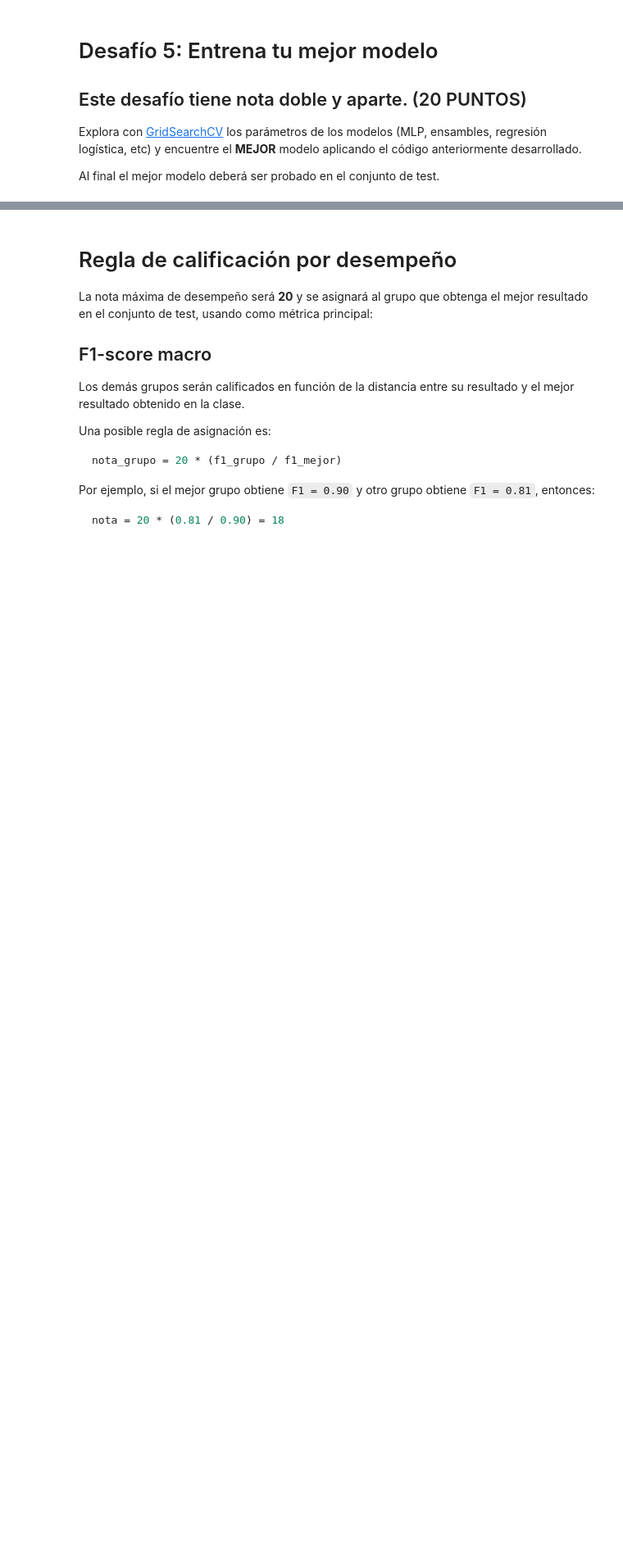
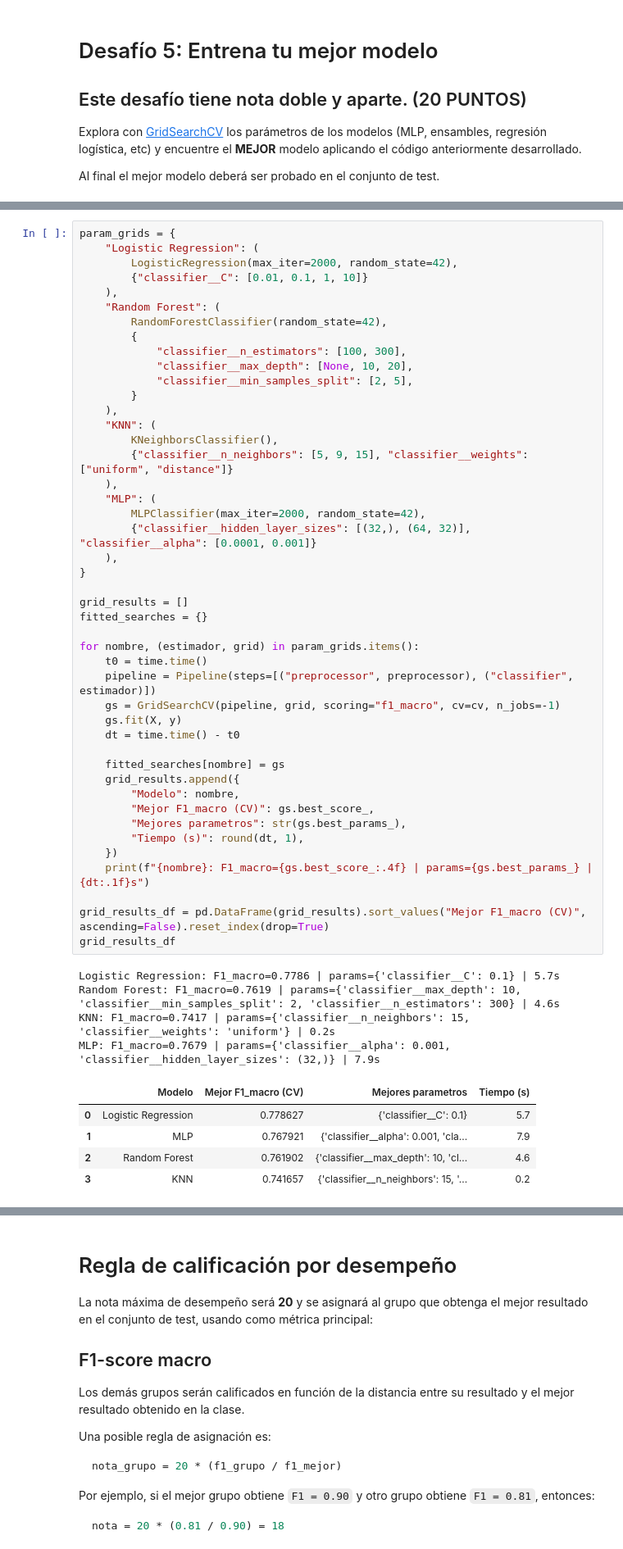
Before and after one commit to nico-0107/LaboratorioFinal-IA, a Jupyter notebook: laboratorio_final_ia.ipynb, the cells around one changed output, grey strips where cells are left out. Shown at 82% size. Cells and saved outputs as stored; diff of their text form; blank space fills up the shorter version.

```diff
--- a/laboratorio_final_ia.ipynb
+++ b/laboratorio_final_ia.ipynb
@@ -593,0 +598,55 @@ Al final el mejor modelo deberá ser probado en el conjunto de test.
+# %%
+param_grids = {
+    "Logistic Regression": (
+        LogisticRegression(max_iter=2000, random_state=42),
+        {"classifier__C": [0.01, 0.1, 1, 10]}
+    ),
+    "Random Forest": (
+        RandomForestClassifier(random_state=42),
+        {
+            "classifier__n_estimators": [100, 300],
+            "classifier__max_depth": [None, 10, 20],
+            "classifier__min_samples_split": [2, 5],
+        }
+    ),
+    "KNN": (
+        KNeighborsClassifier(),
+        {"classifier__n_neighbors": [5, 9, 15], "classifier__weights": ["uniform", "distance"]}
+    ),
+    "MLP": (
+        MLPClassifier(max_iter=2000, random_state=42),
+        {"classifier__hidden_layer_sizes": [(32,), (64, 32)], "classifier__alpha": [0.0001, 0.001]}
+    ),
+}
+
+grid_results = []
+fitted_searches = {}
+
+for nombre, (estimador, grid) in param_grids.items():
+    t0 = time.time()
+    pipeline = Pipeline(steps=[("preprocessor", preprocessor), ("classifier", estimador)])
+    gs = GridSearchCV(pipeline, grid, scoring="f1_macro", cv=cv, n_jobs=-1)
+    gs.fit(X, y)
+    dt = time.time() - t0
+
+    fitted_searches[nombre] = gs
+    grid_results.append({
+        "Modelo": nombre,
+        "Mejor F1_macro (CV)": gs.best_score_,
+        "Mejores parametros": str(gs.best_params_),
+        "Tiempo (s)": round(dt, 1),
+    })
+    print(f"{nombre}: F1_macro={gs.best_score_:.4f} | params={gs.best_params_} | {dt:.1f}s")
+
+grid_results_df = pd.DataFrame(grid_results).sort_values("Mejor F1_macro (CV)", ascending=False).reset_index(drop=True)
+grid_results_df
+# %% [output]
+Logistic Regression: F1_macro=0.7786 | params={'classifier__C': 0.1} | 5.7s
+Random Forest: F1_macro=0.7619 | params={'classifier__max_depth': 10, 'classifier__min_samples_split': 2, 'classifier__n_estimators': 300} | 4.6s
+KNN: F1_macro=0.7417 | params={'classifier__n_neighbors': 15, 'classifier__weights': 'uniform'} | 0.2s
+MLP: F1_macro=0.7679 | params={'classifier__alpha': 0.001, 'classifier__hidden_layer_sizes': (32,)} | 7.9s
+|  | Modelo | Mejor F1_macro (CV) | Mejores parametros | Tiempo (s) |
+| 0 | Logistic Regression | 0.778627 | {'classifier__C': 0.1} | 5.7 |
+| 1 | MLP | 0.767921 | {'classifier__alpha': 0.001, 'cla... | 7.9 |
+| 2 | Random Forest | 0.761902 | {'classifier__max_depth': 10, 'cl... | 4.6 |
+| 3 | KNN | 0.741657 | {'classifier__n_neighbors': 15, '... | 0.2 |
```
Also changed, not shown: parts of 4 cells of this notebook, 2 other files.
